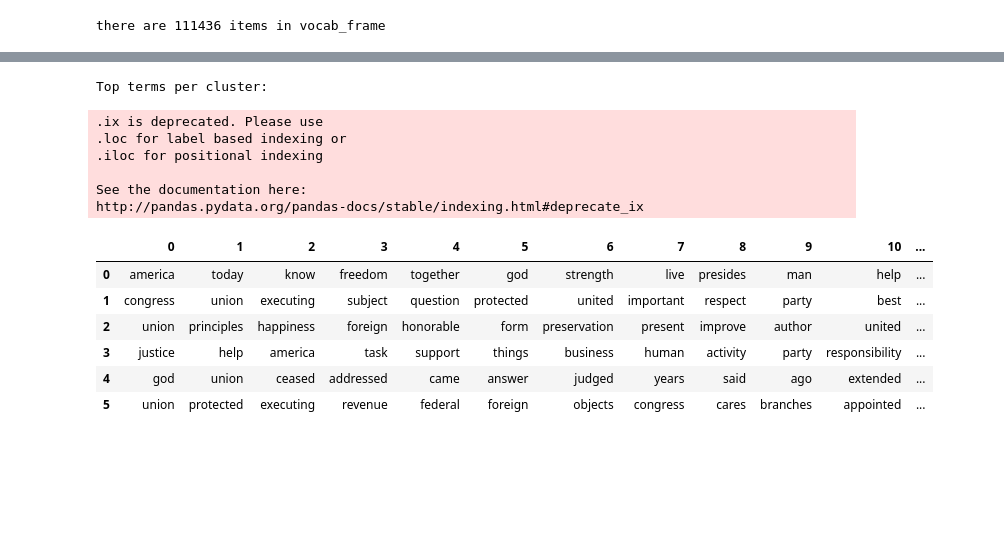
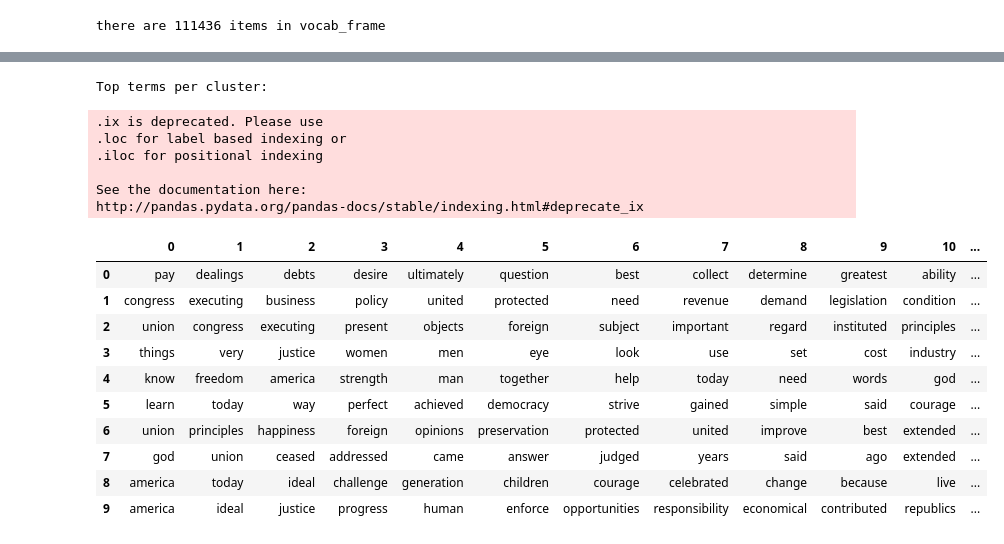
Before and after one commit to brianray/data.world-scripts, a Jupyter notebook: inauguration exploration-datadotworld-doc2vec.ipynb, the cells around one changed output, grey strips where cells are left out. Cells and saved outputs as stored; diff of their text form; code cells hidden in the pictures; blank space fills up the shorter version.

```diff
--- a/inauguration exploration-datadotworld-doc2vec.ipynb
+++ b/inauguration exploration-datadotworld-doc2vec.ipynb
@@ -251,7 +254,7 @@ terms = tfidf_vectorizer.get_feature_names()
 # %%
 from sklearn.cluster import KMeans
 
-num_clusters = 6
+num_clusters = 10
 
 km = KMeans(n_clusters=num_clusters)
 
@@ -287,27 +290,32 @@ See the caveats in the documentation: http://pandas.pydata.org/pandas-docs/stabl
 # %%
 print("Top terms per cluster:")
 print()
 #sort cluster centers by proximity to centroid
 order_centroids = km.cluster_centers_.argsort()[:, ::-1]
 
 cluster_words = {}
 for i in range(num_clusters):
     cluster_words[i] = []
     for ind in order_centroids[i, :20]: #replace 6 with n words per cluster
         cluster_words[i].append(vocab_frame.ix[terms[ind].split(' ')].values.tolist()[0][0])
-pd.DataFrame.from_dict(cluster_words, orient="index")
+cluster_words_df = pd.DataFrame.from_dict(cluster_words, orient="index")
+cluster_words_df
 # %% [output]
 Top terms per cluster:
 .ix is deprecated. Please use
 .loc for label based indexing or
 .iloc for positional indexing
 
 See the documentation here:
 http://pandas.pydata.org/pandas-docs/stable/indexing.html#deprecate_ix
 |  | 0 | 1 | 2 | 3 | 4 | 5 | 6 | 7 | 8 | 9 | 10 | ... |
-| 0 | america | today | know | freedom | together | god | strength | live | presides | man | help | ... |
-| 1 | congress | union | executing | subject | question | protected | united | important | respect | party | best | ... |
-| 2 | union | principles | happiness | foreign | honorable | form | preservation | present | improve | author | united | ... |
-| 3 | justice | help | america | task | support | things | business | human | activity | party | responsibility | ... |
-| 4 | god | union | ceased | addressed | came | answer | judged | years | said | ago | extended | ... |
-| 5 | union | protected | executing | revenue | federal | foreign | objects | congress | cares | branches | appointed | ... |
+| 0 | pay | dealings | debts | desire | ultimately | question | best | collect | determine | greatest | ability | ... |
+| 1 | congress | executing | business | policy | united | protected | need | revenue | demand | legislation | condition | ... |
+| 2 | union | congress | executing | present | objects | foreign | subject | important | regard | instituted | principles | ... |
+| 3 | things | very | justice | women | men | eye | look | use | set | cost | industry | ... |
+| 4 | know | freedom | america | strength | man | together | help | today | need | words | god | ... |
+| 5 | learn | today | way | perfect | achieved | democracy | strive | gained | simple | said | courage | ... |
+| 6 | union | principles | happiness | foreign | opinions | preservation | protected | united | improve | best | extended | ... |
+| 7 | god | union | ceased | addressed | came | answer | judged | years | said | ago | extended | ... |
+| 8 | america | today | ideal | challenge | generation | children | courage | celebrated | change | because | live | ... |
+| 9 | america | ideal | justice | progress | human | enforce | opportunities | responsibility | economical | contributed | republics | ... |
```
Also changed, not shown: parts of 21 cells of this notebook, 1 other file.
